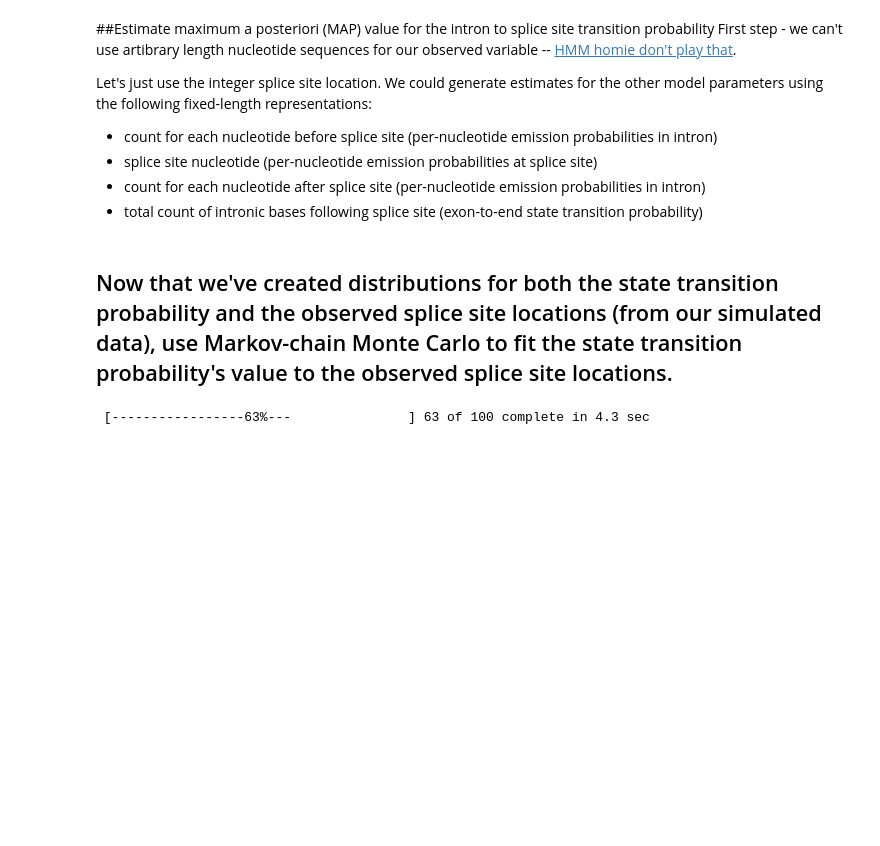
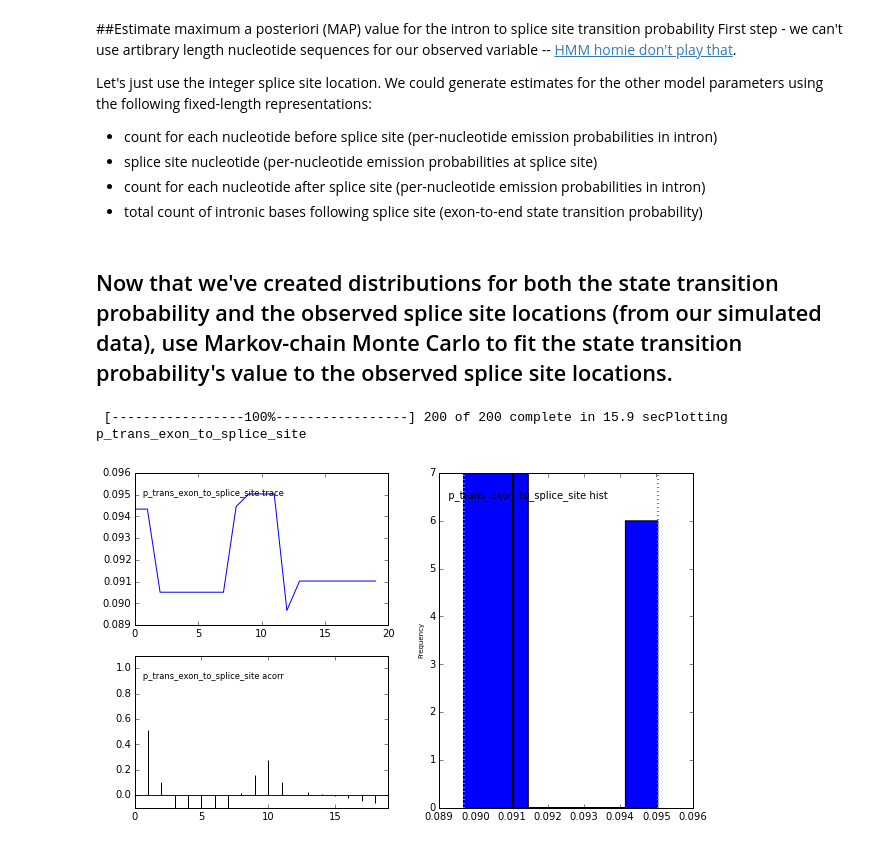
Before and after one commit to dbjohnson/dbj-ipython, a Jupyter notebook: scratch/hidden markov model.ipynb, the cells around one changed output. Saved outputs shown, nothing was run; the diff lists cells and outputs as text; code cells hidden in the pictures; blank space fills up the shorter version.

```diff
--- a/scratch/hidden markov model.ipynb
+++ b/scratch/hidden markov model.ipynb
@@ -155,11 +155,14 @@ p_trans_exon_to_splice_site = pymc.Uniform('p_trans_exon_to_splice_site', lower=
 # state.
 
 # generate a splice site location given p_trans
+# Note: this isn't strictly necessary to perform the model fit, but is nice to have
+# here for reference.
 def random_splice_site(p_trans):
     position = 0
     while np.random.random() < (1-p_trans):
         position += 1
-    return None
+
+    return position
 
 # calculate sum(logp) for the observed splice site values
 def logp_splice_site(value, p_trans):
@@ -179,7 +182,7 @@ splice_site = pymc.Stochastic(
                 doc='Splice site location',
                 name='splice_site',
                 parents={'p_trans': p_trans_exon_to_splice_site},
-                random=None,
+                random=random_splice_site,
                 trace=True,
                 value=observed_splice_sites,
                 dtype=int,
@@ -192,7 +195,8 @@ splice_site = pymc.Stochastic(
 ## Now that we've created distributions for both the state transition probability and the observed splice site locations (from our simulated data), use Markov-chain Monte Carlo to fit the state transition probability's value to the observed splice site locations.
 # %%
 model = pymc.MCMC([p_trans_exon_to_splice_site, splice_site])
-model.sample(iter=100, burn=0, thin=10)
+model.sample(iter=200, burn=0, thin=10)
 pymc.Matplot.plot(model)
 # %% [output]
- [-----------------63%---               ] 63 of 100 complete in 4.3 sec
+ [-----------------100%-----------------] 200 of 200 complete in 15.9 secPlotting p_trans_exon_to_splice_site
+[figure, added]
```
